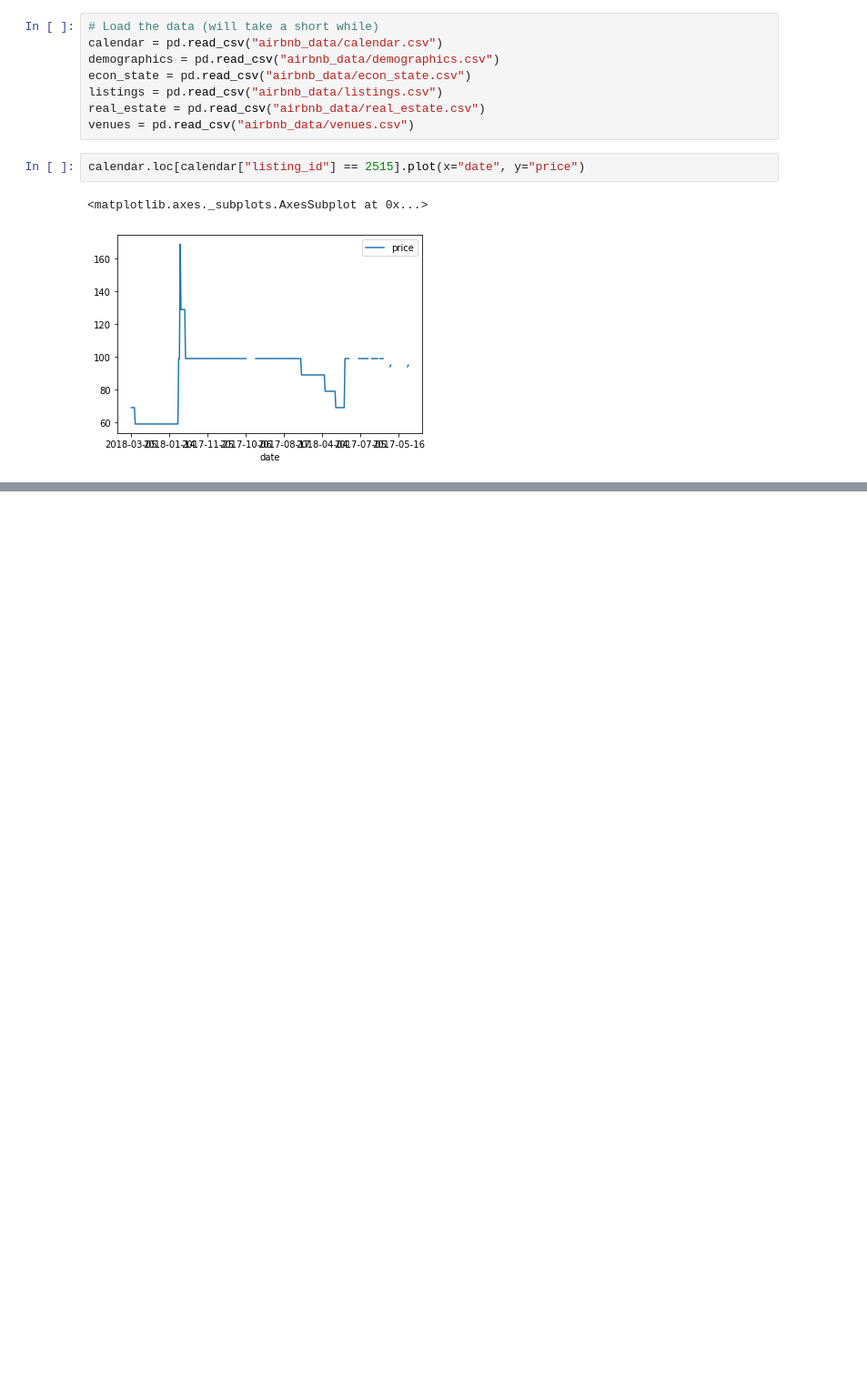
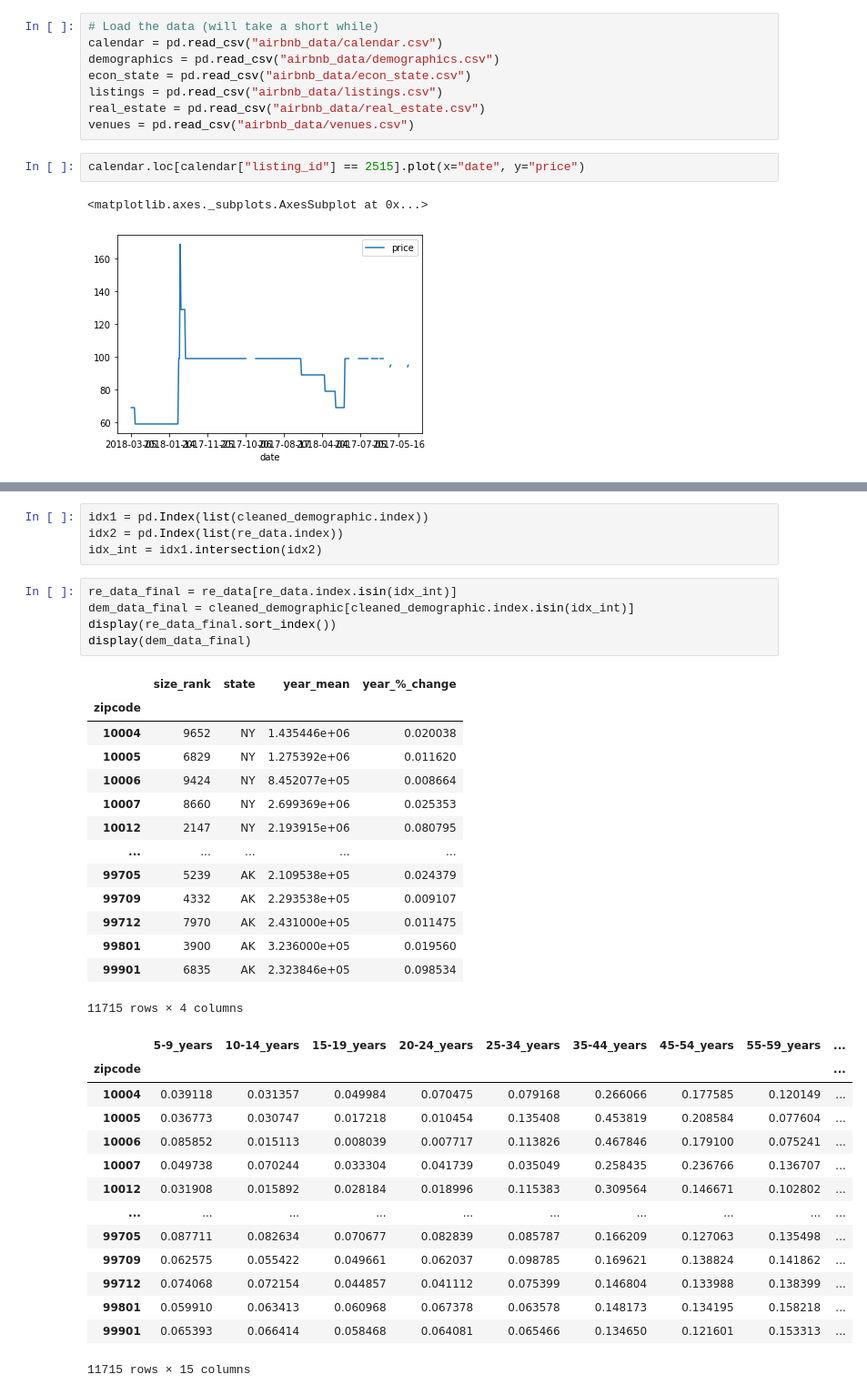
Before and after one commit to terenceneo/Airbnb-NYC-data-study, a Jupyter notebook: RobertStuff/exploration.ipynb, the cells around one changed output, grey strips where cells are left out. Shown at 91% size. Cells and saved outputs as stored; diff of their text form; blank space fills up the shorter version.

```diff
--- a/RobertStuff/exploration.ipynb
+++ b/RobertStuff/exploration.ipynb
@@ -16,0 +293,38 @@ calendar.loc[calendar["listing_id"] == 2515].plot(x="date", y="price")
+# %%
+idx1 = pd.Index(list(cleaned_demographic.index))
+idx2 = pd.Index(list(re_data.index))
+idx_int = idx1.intersection(idx2)
+# %%
+re_data_final = re_data[re_data.index.isin(idx_int)]
+dem_data_final = cleaned_demographic[cleaned_demographic.index.isin(idx_int)]
+display(re_data_final.sort_index())
+display(dem_data_final)
+# %% [output]
+|  | size_rank | state | year_mean | year_%_change |
+| zipcode |  |  |  |  |
+| 10004 | 9652 | NY | 1.435446e+06 | 0.020038 |
+| 10005 | 6829 | NY | 1.275392e+06 | 0.011620 |
+| 10006 | 9424 | NY | 8.452077e+05 | 0.008664 |
+| 10007 | 8660 | NY | 2.699369e+06 | 0.025353 |
+| 10012 | 2147 | NY | 2.193915e+06 | 0.080795 |
+| ... | ... | ... | ... | ... |
+| 99705 | 5239 | AK | 2.109538e+05 | 0.024379 |
+| 99709 | 4332 | AK | 2.293538e+05 | 0.009107 |
+| 99712 | 7970 | AK | 2.431000e+05 | 0.011475 |
+| 99801 | 3900 | AK | 3.236000e+05 | 0.019560 |
+| 99901 | 6835 | AK | 2.323846e+05 | 0.098534 |
+11715 rows × 4 columns
+|  | 5-9_years | 10-14_years | 15-19_years | 20-24_years | 25-34_years | 35-44_years | 45-54_years | 55-59_years | ... |
+| zipcode |  |  |  |  |  |  |  |  | ... |
+| 10004 | 0.039118 | 0.031357 | 0.049984 | 0.070475 | 0.079168 | 0.266066 | 0.177585 | 0.120149 | ... |
+| 10005 | 0.036773 | 0.030747 | 0.017218 | 0.010454 | 0.135408 | 0.453819 | 0.208584 | 0.077604 | ... |
+| 10006 | 0.085852 | 0.015113 | 0.008039 | 0.007717 | 0.113826 | 0.467846 | 0.179100 | 0.075241 | ... |
+| 10007 | 0.049738 | 0.070244 | 0.033304 | 0.041739 | 0.035049 | 0.258435 | 0.236766 | 0.136707 | ... |
+| 10012 | 0.031908 | 0.015892 | 0.028184 | 0.018996 | 0.115383 | 0.309564 | 0.146671 | 0.102802 | ... |
+| ... | ... | ... | ... | ... | ... | ... | ... | ... | ... |
+| 99705 | 0.087711 | 0.082634 | 0.070677 | 0.082839 | 0.085787 | 0.166209 | 0.127063 | 0.135498 | ... |
+| 99709 | 0.062575 | 0.055422 | 0.049661 | 0.062037 | 0.098785 | 0.169621 | 0.138824 | 0.141862 | ... |
+| 99712 | 0.074068 | 0.072154 | 0.044857 | 0.041112 | 0.075399 | 0.146804 | 0.133988 | 0.138399 | ... |
+| 99801 | 0.059910 | 0.063413 | 0.060968 | 0.067378 | 0.063578 | 0.148173 | 0.134195 | 0.158218 | ... |
+| 99901 | 0.065393 | 0.066414 | 0.058468 | 0.064081 | 0.065466 | 0.134650 | 0.121601 | 0.153313 | ... |
+11715 rows × 15 columns
```
Also changed, not shown: parts of 22 cells of this notebook, 2 other files.
